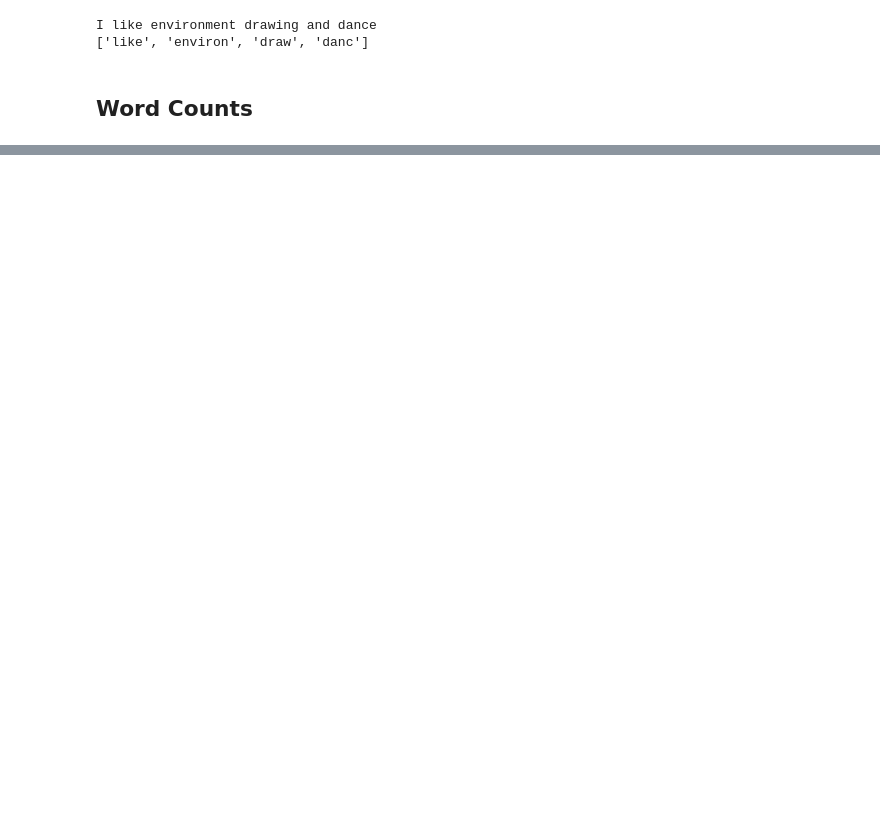
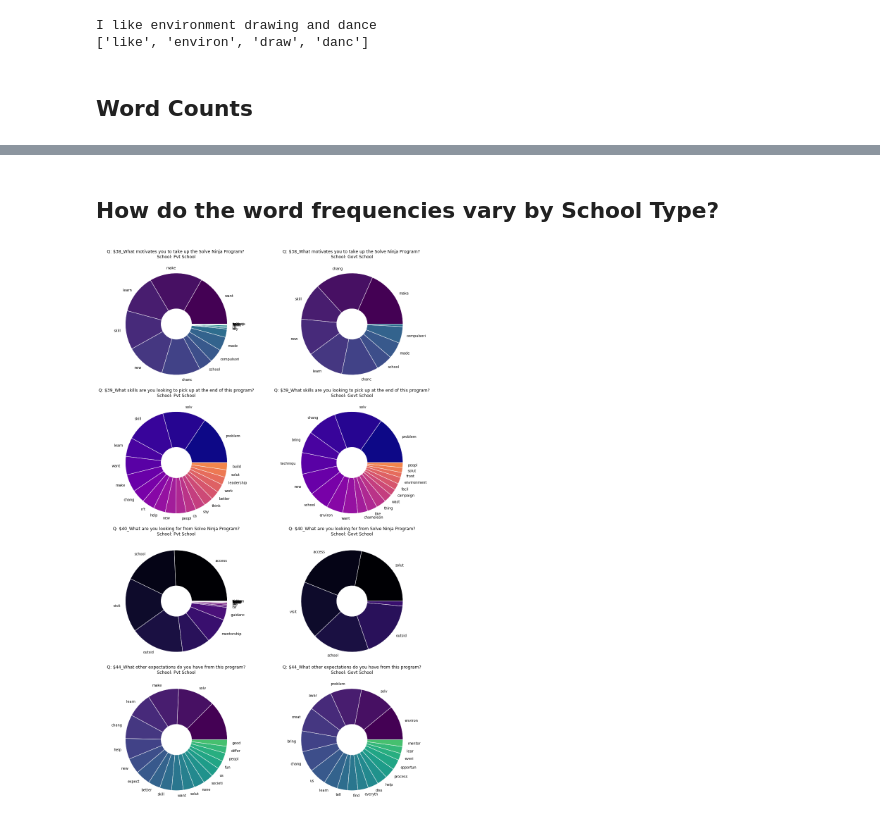
Before and after one commit to RBDataTeam/Expectations, a Jupyter notebook: analysis.ipynb, the cells around one changed output, grey strips where cells are left out. Saved outputs shown, nothing was run; the diff lists cells and outputs as text; code cells hidden in the pictures; blank space fills up the shorter version.

```diff
--- a/analysis.ipynb
+++ b/analysis.ipynb
@@ -291,0 +325,6 @@ Name: 10_One Interesting thing about yourself, Length: 1131, dtype: object
+# %% [markdown]
+## How do the word frequencies vary by School Type?
+# %%
+demographic_comparison('School')
+# %% [output]
+[figure, added]
```
Also changed, not shown: parts of 34 cells of this notebook.
